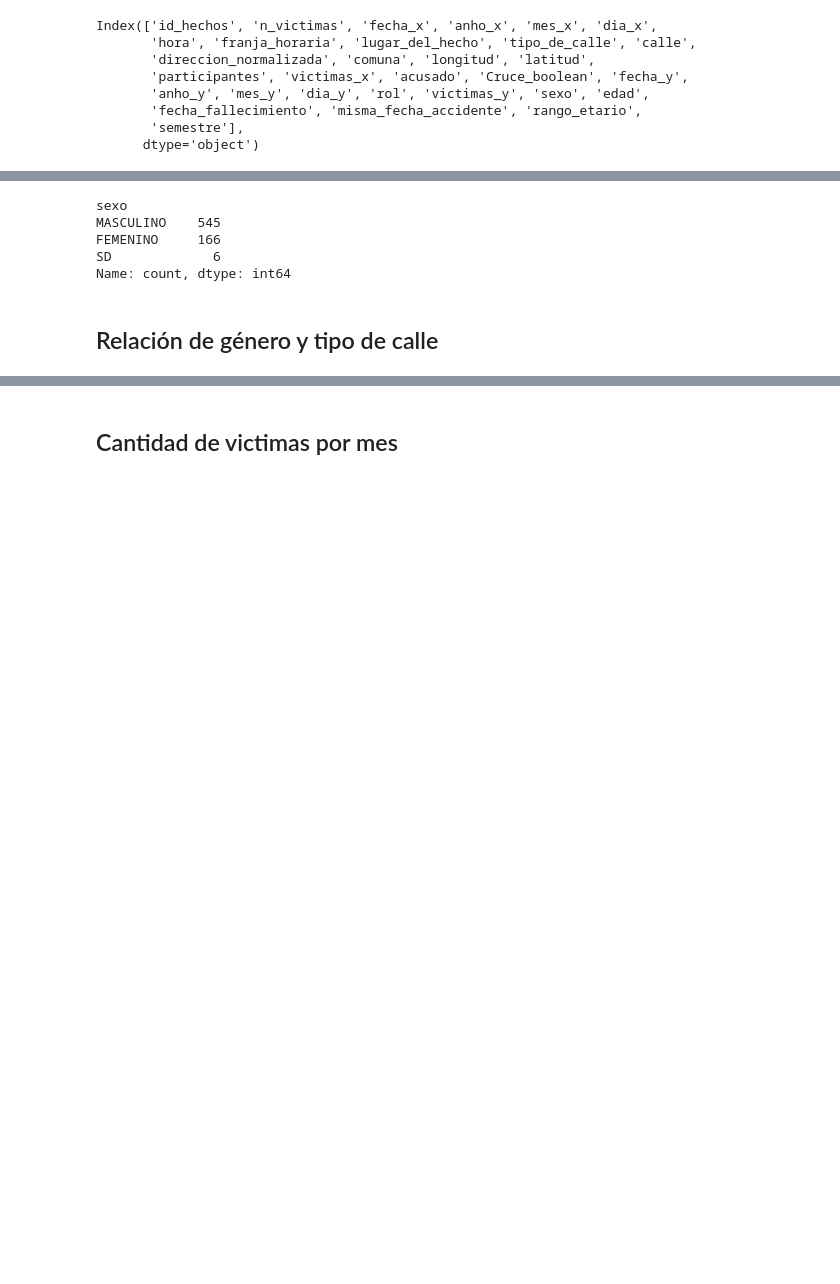
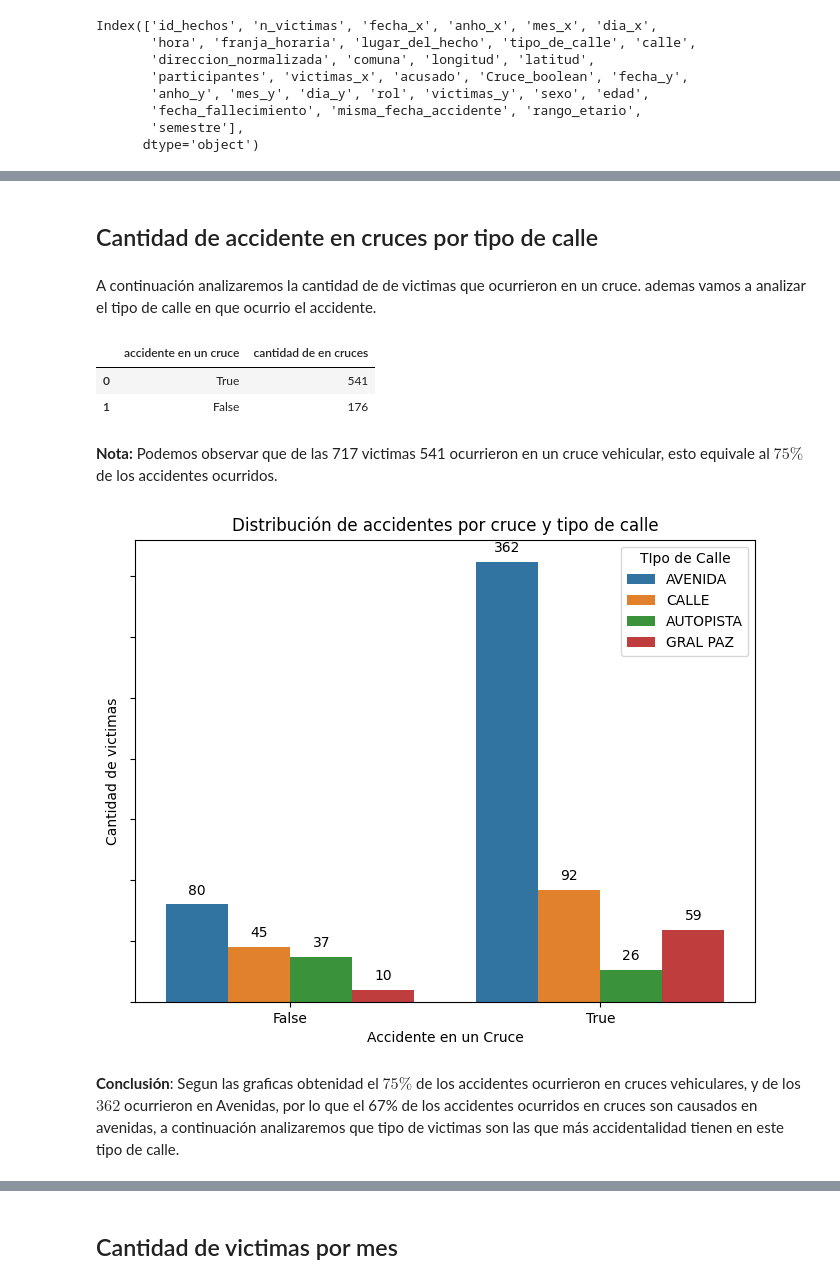
Before and after one commit to dalejandroramirez/siniestros_viales_PI_2, a Jupyter notebook: eda/eda.ipynb, the cells around one changed output, grey strips where cells are left out. Saved outputs shown, nothing was run; the diff lists cells and outputs as text; code cells hidden in the pictures; blank space fills up the shorter version.

```diff
--- a/eda/eda.ipynb
+++ b/eda/eda.ipynb
@@ -76,10 +66,34 @@ Name: count, dtype: int64
-# %%
-data['sexo'].value_counts()
-# %% [output]
-sexo
-MASCULINO    545
-FEMENINO     166
-SD             6
-Name: count, dtype: int64
 # %% [markdown]
-## Relación de género y tipo de calle
+## Cantidad de accidente en cruces por tipo de calle
+# %% [markdown]
+A continuación analizaremos la cantidad de de victimas que ocurrieron en un cruce. ademas vamos a analizar el tipo de calle en que ocurrio el accidente.
+# %%
+data['Cruce_boolean'].value_counts().reset_index().rename(columns={'Cruce_boolean': 'accidente en un cruce','count': 'cantidad de en cruces'})
+# %% [output]
+|  | accidente en un cruce | cantidad de en cruces |
+| 0 | True | 541 |
+| 1 | False | 176 |
+# %% [markdown]
+**Nota:** Podemos observar que de las 717 victimas 541 ocurrieron en un cruce vehicular, esto equivale al $75\%$ de los accidentes ocurridos.
+# %%
+plt.figure(figsize=(8, 6))
+
+mask_sin_SD = data['sexo'] != 'SD'
+ax = sns.countplot(x='Cruce_boolean', data=data[mask_sin_SD] ,hue='tipo_de_calle')
+
+for p in ax.patches:
+    if p.get_height()>0:
+        ax.annotate(int(p.get_height()), (p.get_x() + p.get_width() / 2., p.get_height()),
+                ha='center', va='center', xytext=(0, 10), textcoords='offset points')
+
+ax.set_yticklabels([])
+ax.legend(title ='TIpo de Calle')
+
+plt.title('Distribución de accidentes por cruce y tipo de calle')
+plt.xlabel('Accidente en un Cruce')
+plt.ylabel('Cantidad de victimas')
+plt.show()
+# %% [output]
+[figure, added]
+# %% [markdown]
+**Conclusión**: Segun las graficas obtenidad el $75\%$ de los accidentes ocurrieron en cruces vehiculares, y de los $362$ ocurrieron en Avenidas, por lo que el 67% de los accidentes ocurridos en cruces son causados en avenidas, a continuación analizaremos que tipo de victimas son las que más accidentalidad tienen en este tipo de calle.
```
Also changed, not shown: parts of 23 cells of this notebook.
